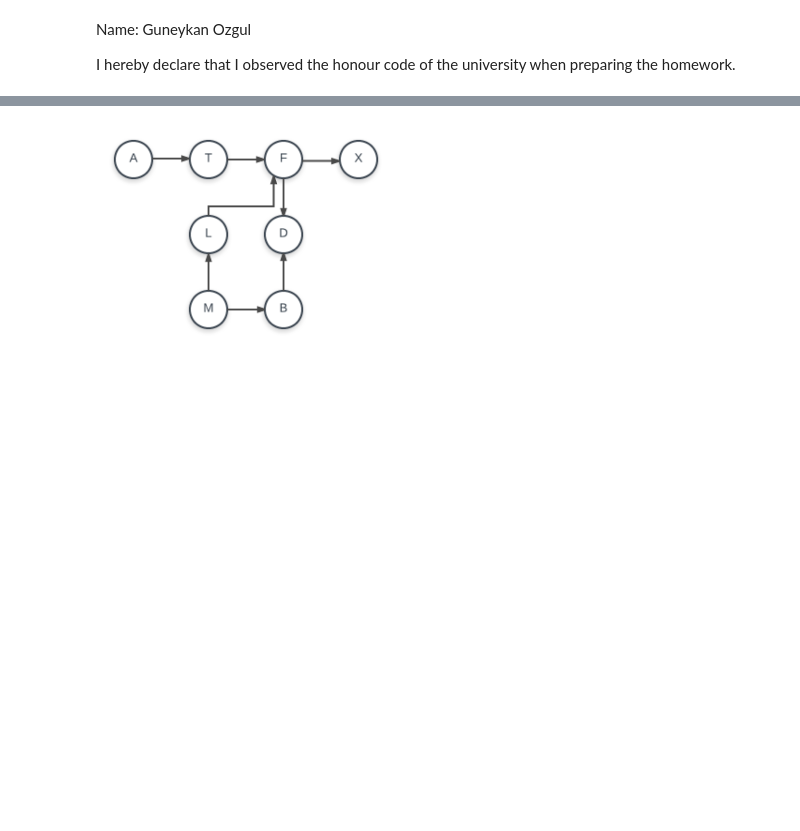
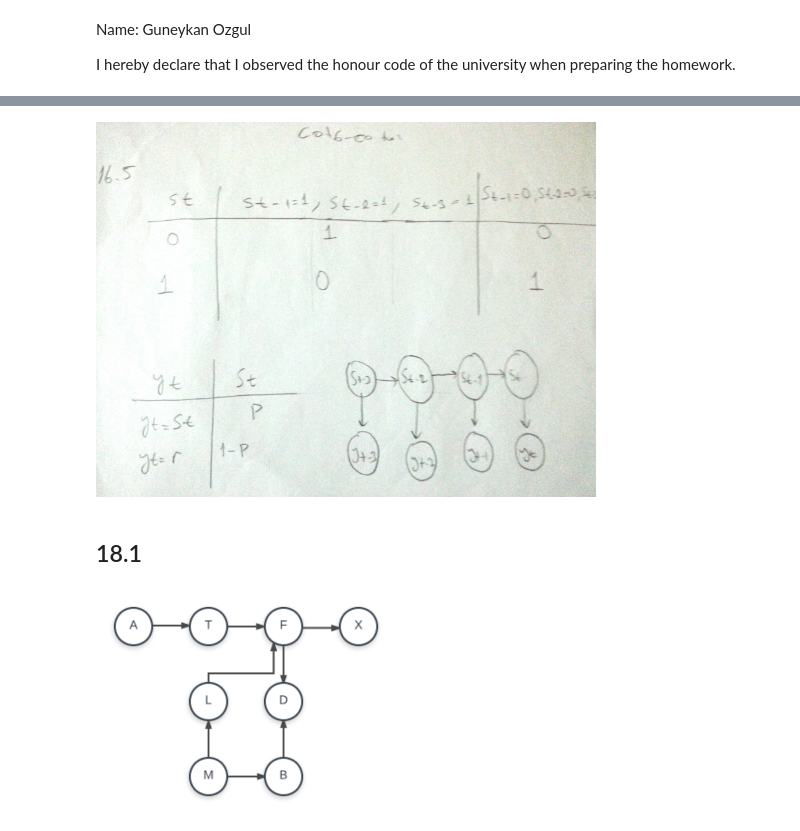
Before and after one commit to CMPE547-Spring-2017-Bogazici/hw3, a Jupyter notebook: Markov Chain of Letters.ipynb, the cells around one changed output, grey strips where cells are left out. Drawn from its saved outputs; the diff is of its cells as text; code cells hidden in the pictures; blank space fills up the shorter version.

```diff
--- a/Markov Chain of Letters.ipynb
+++ b/Markov Chain of Letters.ipynb
@@ -8 +15,8 @@ I hereby declare that I observed the honour code of the university when preparin
+# %%
+from IPython.display import Image as im
+Image("1.jpg",width=500)
+# %% [output]
+[figure, added]
+# %% [markdown]
+## 18.1
 # %%
```
Also changed, not shown: parts of 5 cells of this notebook, 3 other files.
